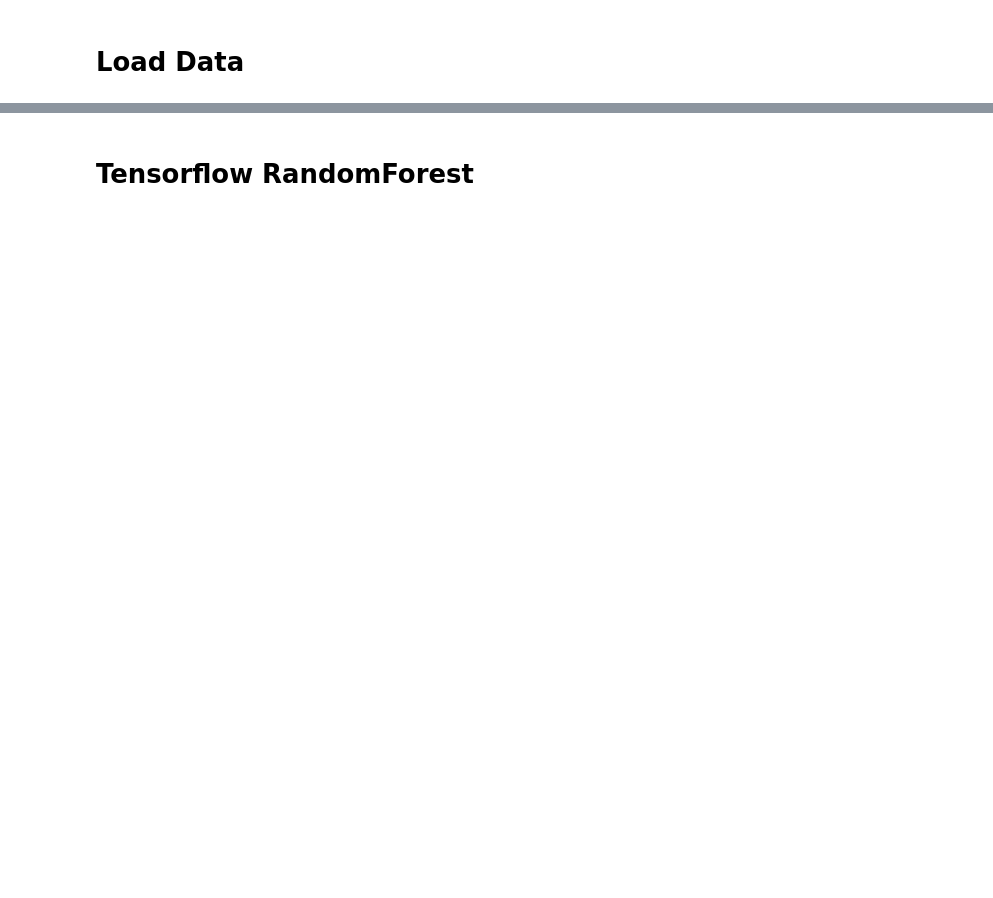
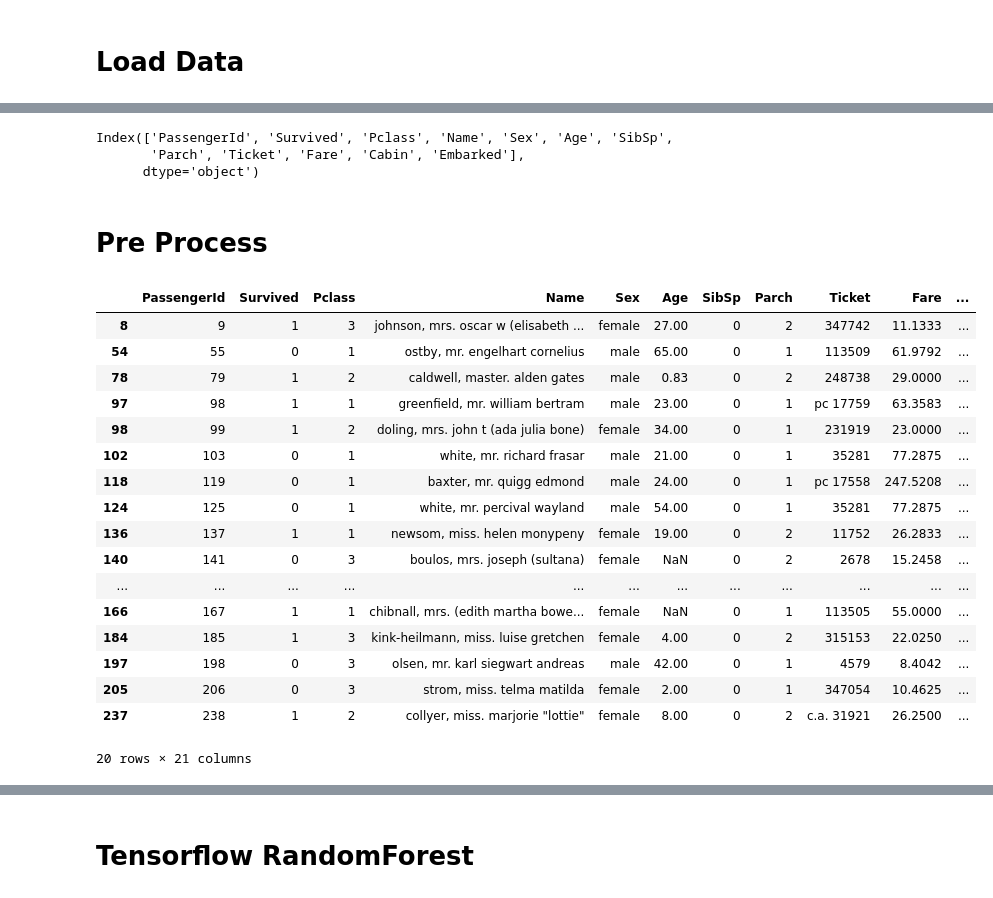
Before and after one commit to ageofneil/kaggle, a Jupyter notebook: titanic/tensorflow-model.ipynb, the cells around one changed output, grey strips where cells are left out. Drawn from its saved outputs; the diff is of its cells as text; code cells hidden in the pictures; blank space fills up the shorter version.

```diff
--- a/titanic/tensorflow-model.ipynb
+++ b/titanic/tensorflow-model.ipynb
@@ -59,7 +44,10 @@ train.head()
 # %%
 ## Bring in Age Predictions
-# %%
-## Creata a combined data set to ensure train + test get same pre-proccessing
-train['label'] = 'train'
-test['label'] = 'test'
-combined = train.append(test)
+# %%
+train.columns
+# %% [output]
+Index(['PassengerId', 'Survived', 'Pclass', 'Name', 'Sex', 'Age', 'SibSp',
+       'Parch', 'Ticket', 'Fare', 'Cabin', 'Embarked'],
+      dtype='object')
+# %% [markdown]
+# Pre Process
@@ -65,0 +68,21 @@ combined = train.append(test)
+# %%
+train[(train['family_size'] > 1) & (train['SibSp'] == 0)].head(20)
+# %% [output]
+|  | PassengerId | Survived | Pclass | Name | Sex | Age | SibSp | Parch | Ticket | Fare | ... |
+| 8 | 9 | 1 | 3 | johnson, mrs. oscar w (elisabeth ... | female | 27.00 | 0 | 2 | 347742 | 11.1333 | ... |
+| 54 | 55 | 0 | 1 | ostby, mr. engelhart cornelius | male | 65.00 | 0 | 1 | 113509 | 61.9792 | ... |
+| 78 | 79 | 1 | 2 | caldwell, master. alden gates | male | 0.83 | 0 | 2 | 248738 | 29.0000 | ... |
+| 97 | 98 | 1 | 1 | greenfield, mr. william bertram | male | 23.00 | 0 | 1 | pc 17759 | 63.3583 | ... |
+| 98 | 99 | 1 | 2 | doling, mrs. john t (ada julia bone) | female | 34.00 | 0 | 1 | 231919 | 23.0000 | ... |
+| 102 | 103 | 0 | 1 | white, mr. richard frasar | male | 21.00 | 0 | 1 | 35281 | 77.2875 | ... |
+| 118 | 119 | 0 | 1 | baxter, mr. quigg edmond | male | 24.00 | 0 | 1 | pc 17558 | 247.5208 | ... |
+| 124 | 125 | 0 | 1 | white, mr. percival wayland | male | 54.00 | 0 | 1 | 35281 | 77.2875 | ... |
+| 136 | 137 | 1 | 1 | newsom, miss. helen monypeny | female | 19.00 | 0 | 2 | 11752 | 26.2833 | ... |
+| 140 | 141 | 0 | 3 | boulos, mrs. joseph (sultana) | female | NaN | 0 | 2 | 2678 | 15.2458 | ... |
+| ... | ... | ... | ... | ... | ... | ... | ... | ... | ... | ... | ... |
+| 166 | 167 | 1 | 1 | chibnall, mrs. (edith martha bowe... | female | NaN | 0 | 1 | 113505 | 55.0000 | ... |
+| 184 | 185 | 1 | 3 | kink-heilmann, miss. luise gretchen | female | 4.00 | 0 | 2 | 315153 | 22.0250 | ... |
+| 197 | 198 | 0 | 3 | olsen, mr. karl siegwart andreas | male | 42.00 | 0 | 1 | 4579 | 8.4042 | ... |
+| 205 | 206 | 0 | 3 | strom, miss. telma matilda | female | 2.00 | 0 | 1 | 347054 | 10.4625 | ... |
+| 237 | 238 | 1 | 2 | collyer, miss. marjorie "lottie" | female | 8.00 | 0 | 2 | c.a. 31921 | 26.2500 | ... |
+20 rows × 21 columns
```
Also changed, not shown: parts of 45 cells of this notebook, 3 other files.
